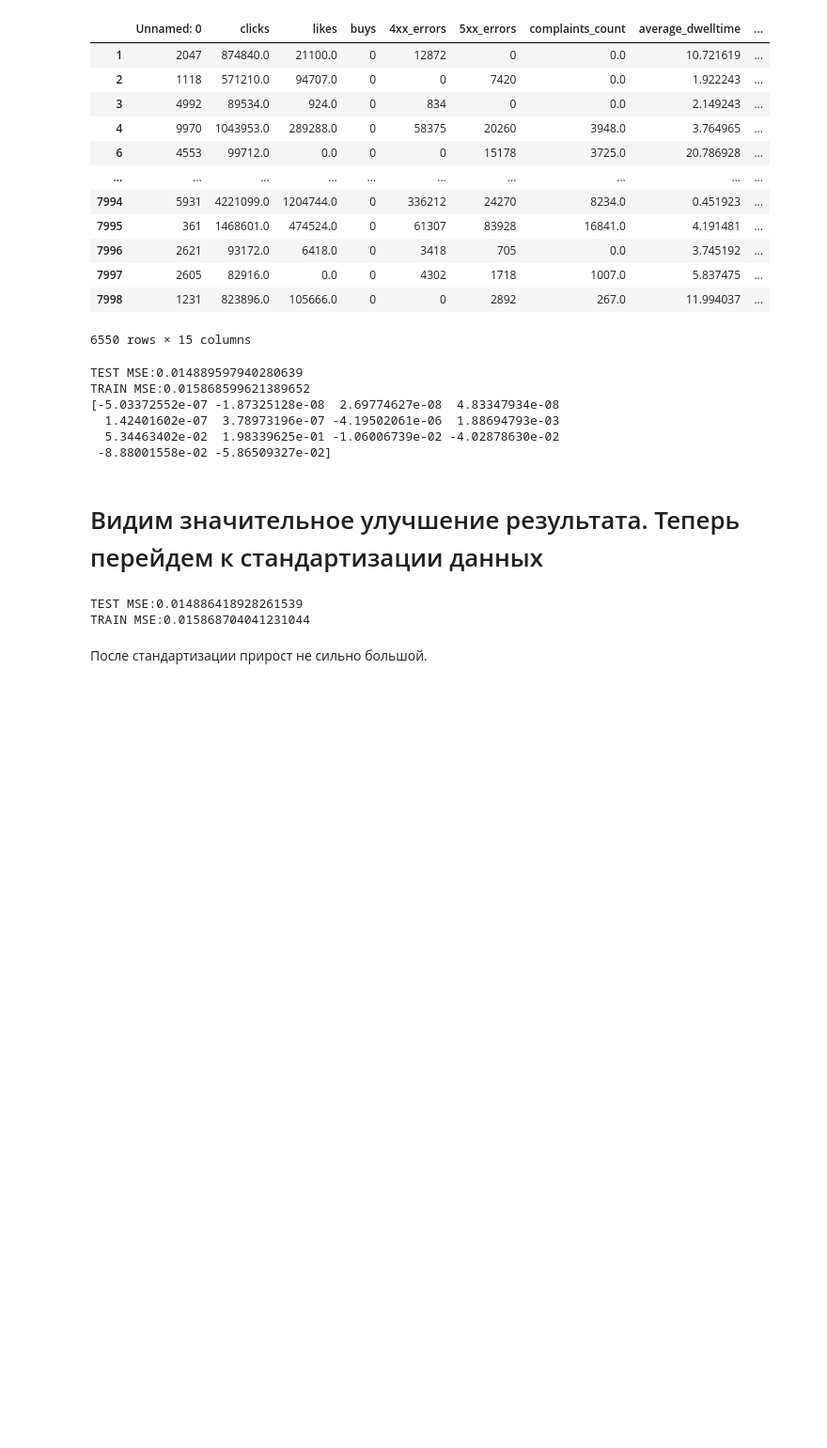
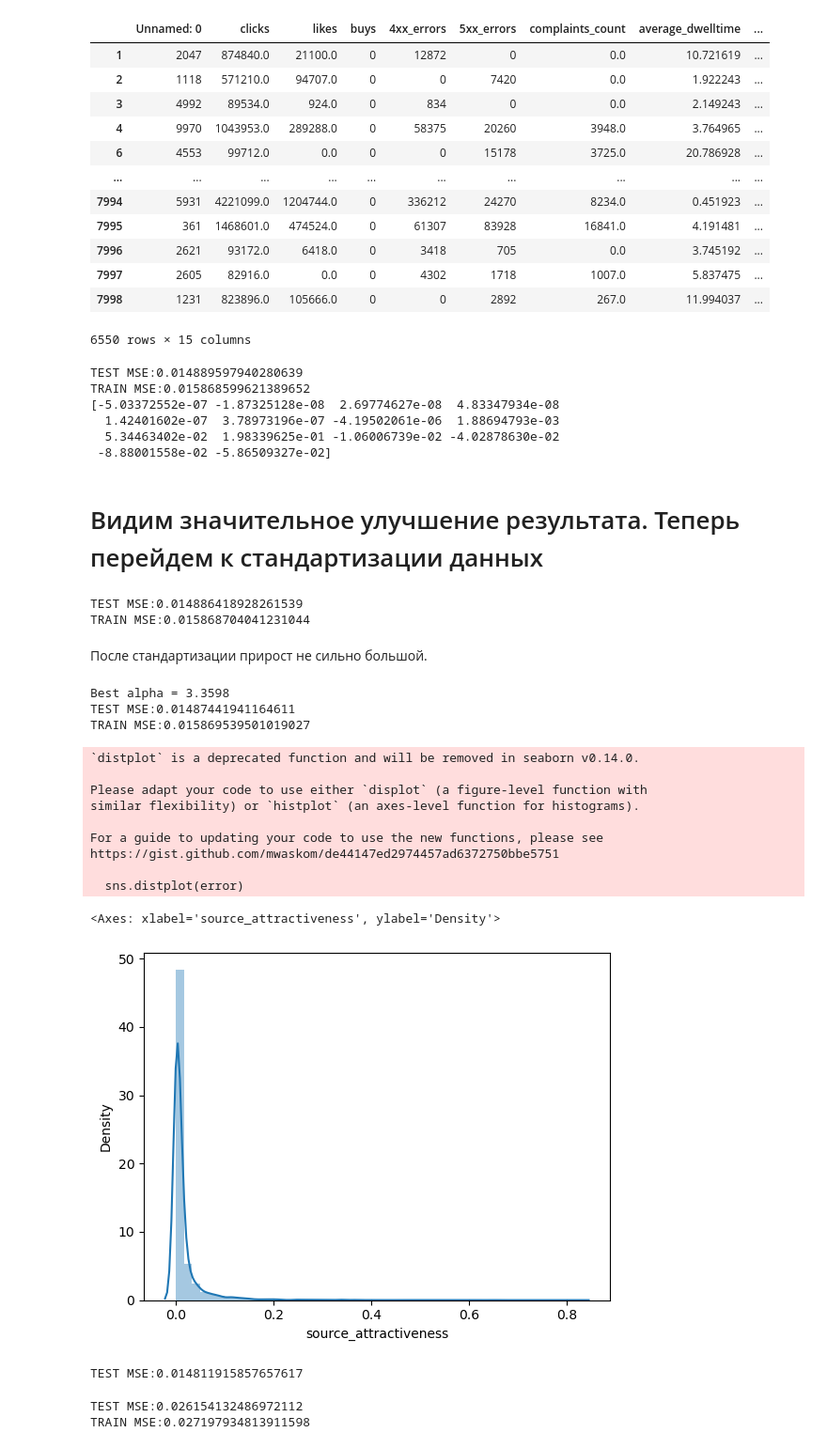
Before and after one commit to StiksXGod/MAI_ML_2024, a Jupyter notebook: lab_2/lab_2.ipynb, the cells around one changed output. Shown at 94% size. Drawn from its saved outputs; the diff is of its cells as text; code cells hidden in the pictures; blank space fills up the shorter version.

```diff
--- a/lab_2/lab_2.ipynb
+++ b/lab_2/lab_2.ipynb
@@ -349,3 +353,82 @@ TEST MSE:0.014886418928261539
 TRAIN MSE:0.015868704041231044
 # %% [markdown]
 После стандартизации прирост не сильно большой.
+# %%
+from sklearn.model_selection import GridSearchCV
+alphas = np.logspace(-2, 4, 20)
+searcher = GridSearchCV(ridge_pipeline, [{"regression__alpha": alphas}],
+                        scoring="neg_root_mean_squared_error", cv=10, n_jobs=-1)
+searcher.fit(X_train, Y_train)
+
+best_alpha = searcher.best_params_["regression__alpha"]
+print("Best alpha = %.4f" % best_alpha)
+
+ridge_pipeline = Pipeline(steps=[
+    ('ohe_and_scaling', column_transformer),
+    ('regression', Ridge(best_alpha))
+])
+
+
+model = ridge_pipeline.fit(X_train, Y_train)
+y_pred = model.predict(x_test)
+y_pred_train = model.predict(X_train)
+
+print(f"TEST MSE:{mean_squared_error(y_pred, y_test)}")
+print(f"TRAIN MSE:{mean_squared_error(y_pred_train, Y_train)}")
+#print(model.coef_)
+# %% [output]
+Best alpha = 3.3598
+TEST MSE:0.01487441941164611
+TRAIN MSE:0.015869539501019027
+# %%
+error = (Y_train - y_pred_train) ** 2
+sns.distplot(error)
+# %% [output]
+`distplot` is a deprecated function and will be removed in seaborn v0.14.0.
+
+Please adapt your code to use either `displot` (a figure-level function with
+similar flexibility) or `histplot` (an axes-level function for histograms).
+
+For a guide to updating your code to use the new functions, please see
+https://gist.github.com/mwaskom/de44147ed2974457ad6372750bbe5751
+
+  sns.distplot(error)
+<Axes: xlabel='source_attractiveness', ylabel='Density'>
+[figure, added]
+# %%
+mask = (error < np.quantile(error, 0.99))
+model = ridge_pipeline.fit(X_train[mask], Y_train[mask])
+y_pred = model.predict(x_test)
+
+print(f"TEST MSE:{mean_squared_error(y_pred, y_test)}")
+# %% [output]
+TEST MSE:0.014811915857657617
+# %%
+numeric_features_DR = numeric_features.drop("date_of_registration")
+numeric_features_DR_UN = numeric_features_DR.drop("Unnamed: 0")
+
+column_transformer = ColumnTransformer([
+    ('ohe', OneHotEncoder(handle_unknown="ignore"), ["category"]),
+    ('scaling', StandardScaler(), numeric_features_DR_UN)
+])
+
+ridge_pipeline = Pipeline(steps=[
+    ('ohe_and_scaling', column_transformer),
+    ('regression', Ridge())
+])
+
+
+data_DR = data_clean.drop(columns="date_of_registration")
+Y = data_DR["source_attractiveness"]
+X = data_DR.drop(columns="source_attractiveness")
+X_train, x_test, Y_train, y_test = train_test_split(X,Y,test_size=0.2, random_state=10)
+
+model = ridge_pipeline.fit(X_train, Y_train)
+y_pred = model.predict(x_test)
+y_pred_train = model.predict(X_train)
+
+print(f"TEST MSE:{mean_squared_error(y_pred, y_test)}")
+print(f"TRAIN MSE:{mean_squared_error(y_pred_train, Y_train)}")
+# %% [output]
+TEST MSE:0.026154132486972112
+TRAIN MSE:0.027197934813911598
```
Also changed, not shown: parts of 15 cells of this notebook.
